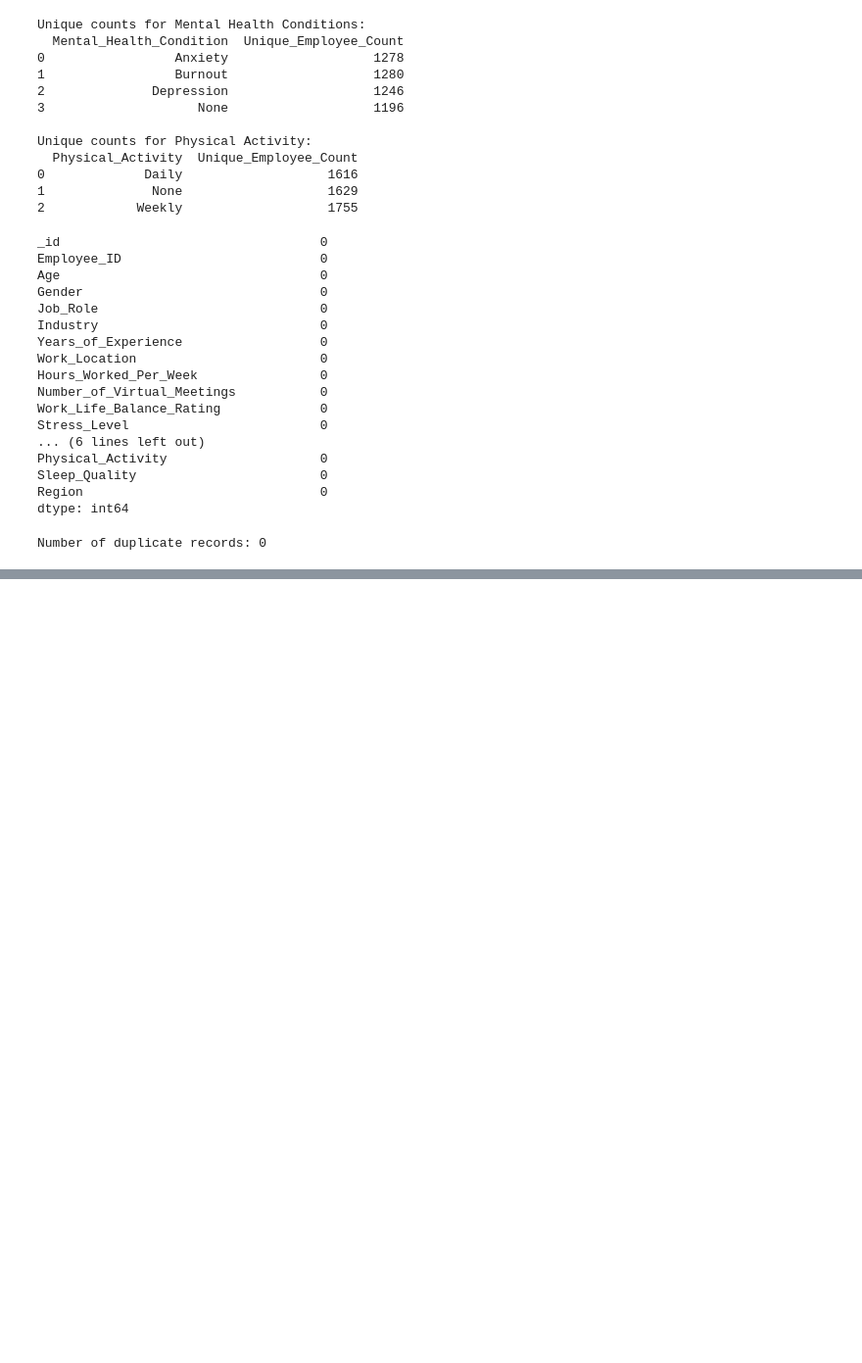
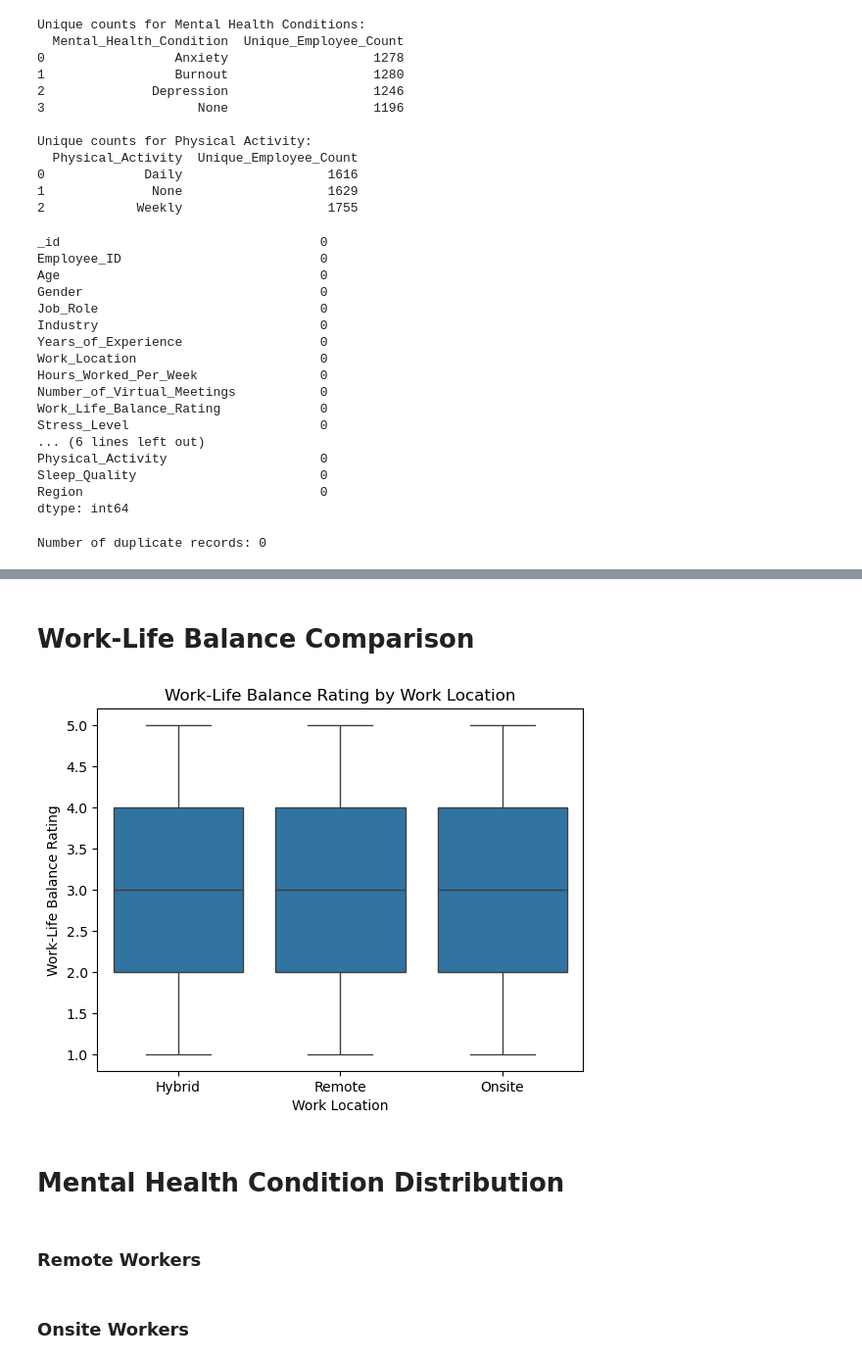
Before and after one commit to AzaniaHH/Project-3, a Jupyter notebook: Remote_Work_Mental_Health_Analysis.ipynb, the cells around one changed output, grey strips where cells are left out. Shown: that part at 98% size. Saved outputs shown, nothing was run; the diff lists cells and outputs as text; code cells hidden in the pictures; blank space fills up the shorter version.

```diff
--- a/Remote_Work_Mental_Health_Analysis.ipynb
+++ b/Remote_Work_Mental_Health_Analysis.ipynb
@@ -133,0 +150,17 @@ data_cleaned.reset_index(drop=True, inplace=True)
+# %% [markdown]
+# Work-Life Balance Comparison
+# %%
+import seaborn as sns
+
+# Create a boxplot
+sns.boxplot(x='Work_Location', y='Work_Life_Balance_Rating', data=data_cleaned)
+plt.title('Work-Life Balance Rating by Work Location')
+plt.xlabel('Work Location')
+plt.ylabel('Work-Life Balance Rating')
+plt.show()
+# %% [output]
+[figure, added]
+# %% [markdown]
+# Mental Health Condition Distribution
+# %% [markdown]
+### Remote Workers
@@ -133,0 +176,2 @@ data_cleaned.reset_index(drop=True, inplace=True)
+# %% [markdown]
+### Onsite Workers
```
Also changed, not shown: parts of 6 cells of this notebook.
